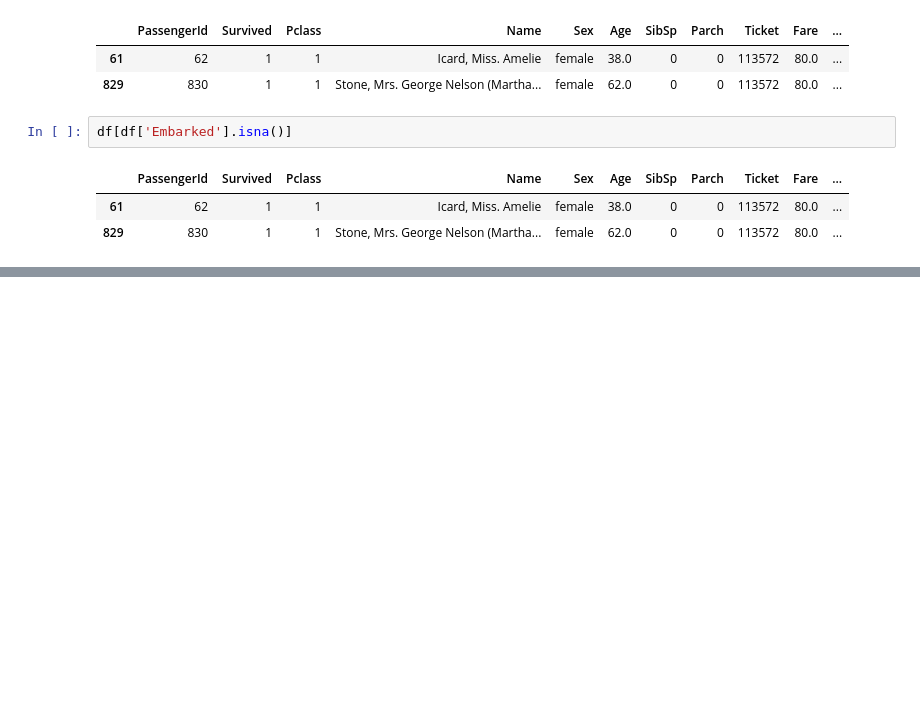
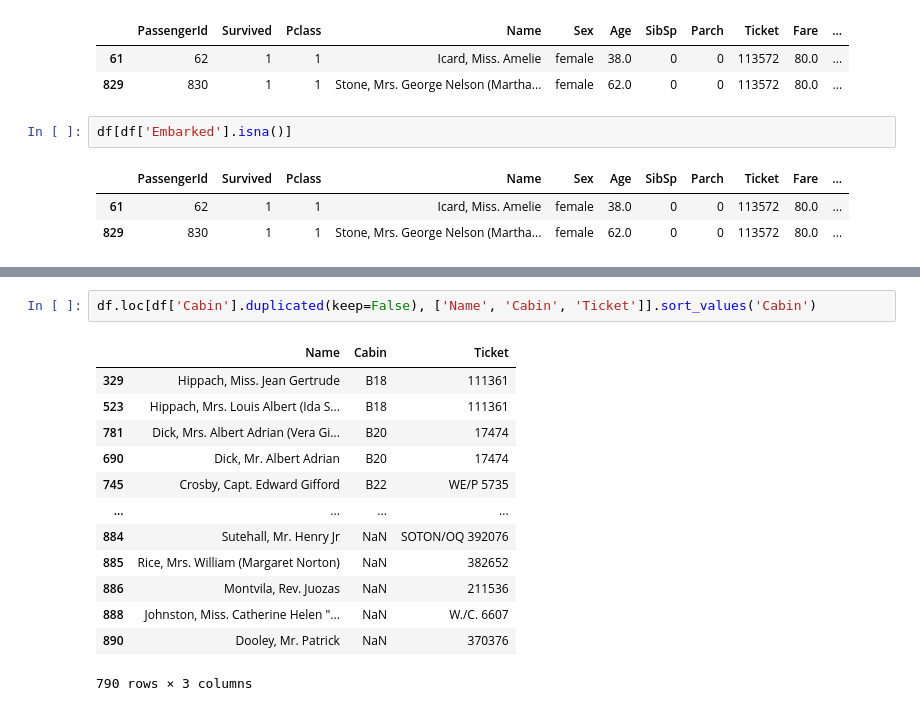
Before and after one commit to tefiq/.github, a Jupyter notebook: tree/main.ipynb, the cells around one changed output, grey strips where cells are left out. Drawn from its saved outputs; the diff is of its cells as text; blank space fills up the shorter version.

```diff
--- a/tree/main.ipynb
+++ b/tree/main.ipynb
@@ -223,0 +222,16 @@ Günü nasıl kapattık:
+# %%
+df.loc[df['Cabin'].duplicated(keep=False), ['Name', 'Cabin', 'Ticket']].sort_values('Cabin')
+# %% [output]
+|  | Name | Cabin | Ticket |
+| 329 | Hippach, Miss. Jean Gertrude | B18 | 111361 |
+| 523 | Hippach, Mrs. Louis Albert (Ida S... | B18 | 111361 |
+| 781 | Dick, Mrs. Albert Adrian (Vera Gi... | B20 | 17474 |
+| 690 | Dick, Mr. Albert Adrian | B20 | 17474 |
+| 745 | Crosby, Capt. Edward Gifford | B22 | WE/P 5735 |
+| ... | ... | ... | ... |
+| 884 | Sutehall, Mr. Henry Jr | NaN | SOTON/OQ 392076 |
+| 885 | Rice, Mrs. William (Margaret Norton) | NaN | 382652 |
+| 886 | Montvila, Rev. Juozas | NaN | 211536 |
+| 888 | Johnston, Miss. Catherine Helen "... | NaN | W./C. 6607 |
+| 890 | Dooley, Mr. Patrick | NaN | 370376 |
+790 rows × 3 columns
```
Also changed, not shown: parts of 12 cells of this notebook.
